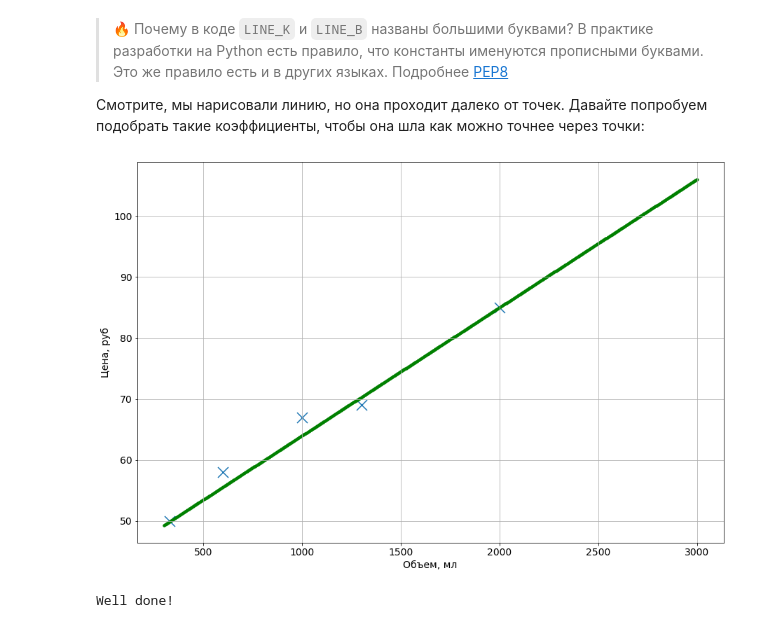
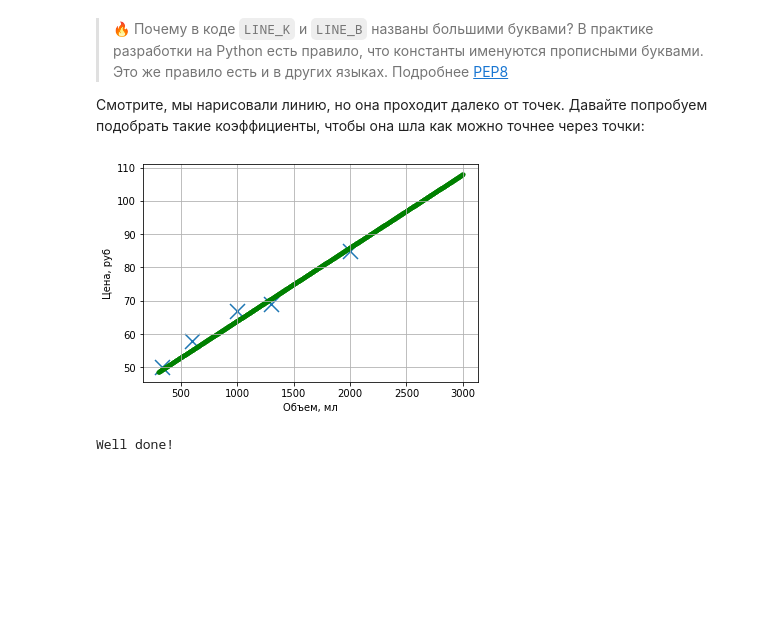
Before and after one commit to Avram-Machine/ML, a Jupyter notebook: notebooks/10_Regression.ipynb, the cells around one changed output. Saved outputs shown, nothing was run; the diff lists cells and outputs as text; code cells hidden in the pictures; blank space fills up the shorter version.

```diff
--- a/notebooks/10_Regression.ipynb
+++ b/notebooks/10_Regression.ipynb
@@ -151,19 +148,18 @@ plt.grid()
 # %%
 # TODO - подберите коэффициенты так, чтобы линия лучше всего пересекалась с точками
 # NOTE - если вы сможете провести прямую линию ровно через все точки в этих данных - вау! Но вообще, это невозможно =)
-LINE_K = 0.021
-LINE_B = 43
-
+LINE_K = 0.022
+LINE_B = 42
 x_points = np.linspace(300, 3000, 1000)
 y_points = x_points * LINE_K + LINE_B
 
 plt.scatter(x='volume', y='price_rub', data=df_yogurths, marker='x')
 plt.scatter(x_points, y_points, c='g', s=10)
 plt.xlabel('Объем, мл')
 plt.ylabel('Цена, руб')
 plt.grid()
 # %% [output]
-[figure, old version]
+[figure, new version]
 # %%
 # TEST - проверимс ваше решение
 _test_x_values = df_yogurths['volume']
```
Also changed, not shown: parts of 25 cells of this notebook.
